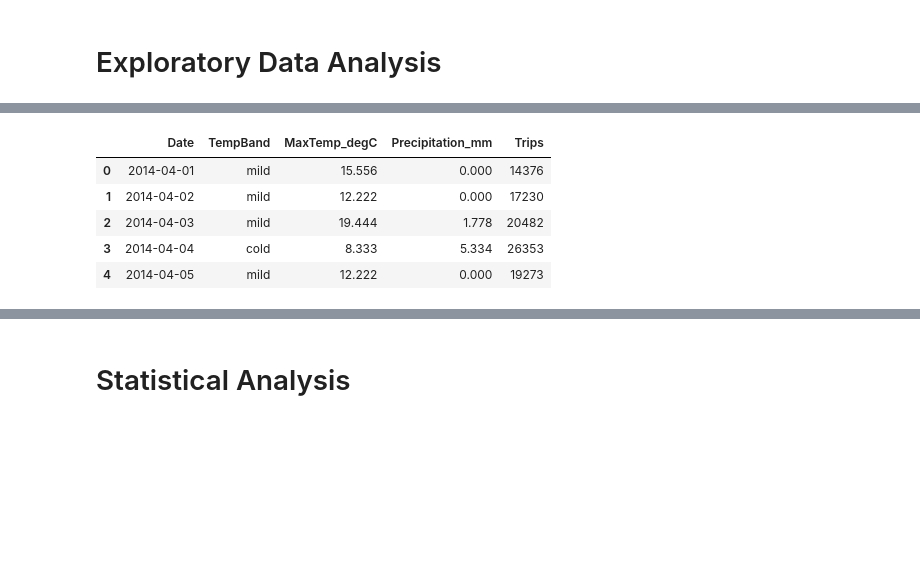
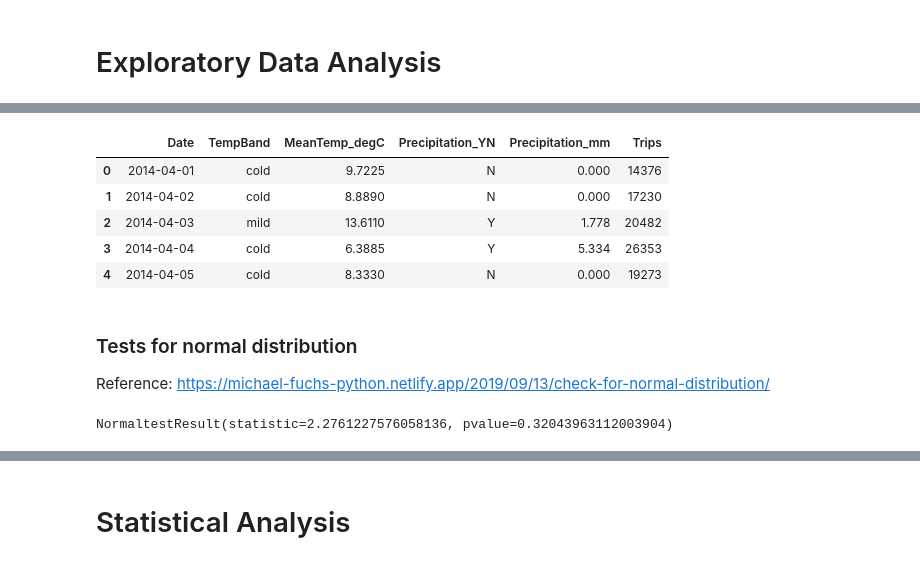
Before and after one commit to enumerbs/Project1-Group4, a Jupyter notebook: Project1-Group4_greg.ipynb, the cells around one changed output, grey strips where cells are left out. Cells and saved outputs as stored; diff of their text form; code cells hidden in the pictures; blank space fills up the shorter version.

```diff
--- a/Project1-Group4_greg.ipynb
+++ b/Project1-Group4_greg.ipynb
@@ -122,14 +129,14 @@ Number of rows in Uber_Weather_merged_data: 4,451,746
 # %% [markdown]
 # Exploratory Data Analysis
 # %%
-# Assign categorical flag to the dataset, to define three groups: cold (0), mild (1), and hot (2) temperatures
-Uber_Weather_df["TempBand"] = Uber_Weather_df["MaxTemp_degC"].apply(lambda t: "cold" if t < 10 else ("mild" if (t >= 10 and t <= 25) else "hot") )
-#TempBand_DisplayOrder = [0, 1, 2]
-#Uber_Weather_df["TempBand_DisplayOrder"] = Uber_Weather_df["MaxTemp_degC"].apply(lambda t: "0" if t < 10 else ("1" if (t >= 10 and t <= 25) else "2") )
+# Add calculation of mean daily temperature
+Uber_Weather_df["MeanTemp_degC"] = Uber_Weather_df["MaxTemp_degC"] - ((Uber_Weather_df["MaxTemp_degC"] - Uber_Weather_df["MinTemp_degC"])/2)
 
-# Uber_Weather_df["Precipitation_YN"] = Uber_Weather_df["Precipitation"].apply(lambda t: "cold" if t < 10 else ("mild" if (t >= 10 and t <= 25) else "hot") )
+# Assign categorical flag to the dataset, to define three groups: cold (0), mild (1), and warm (2) temperatures
+Uber_Weather_df["TempBand"] = Uber_Weather_df["MeanTemp_degC"].apply(lambda t: "cold" if t < 10 else ("mild" if (t >= 10 and t <= 25) else "warm") )
+
+# Assign categorical flag to the dataset, to define whether there was Preciptiation (rain/melted snow, or snow/ice) in the 24-hour observation period
+Uber_Weather_df["Precipitation_YN"] = Uber_Weather_df["Precipitation_mm"].apply(lambda p: "Y" if p > 0.0 else "N")
 
 Uber_Weather_df.head()
-
-# Split data set into three groups: cold, mild, and warm temperatures
 # %% [output]
@@ -142,20 +162,27 @@ Uber_Weather_df.head()
 # %%
-trips_df = Uber_Weather_df.groupby(["Date", "TempBand", "MaxTemp_degC", "Precipitation_mm"]).size().reset_index(name="Trips")
+trips_df = Uber_Weather_df.groupby(["Date", "TempBand", "MeanTemp_degC", "Precipitation_YN", "Precipitation_mm"]).size().reset_index(name="Trips")
 
 trips_df.head()
 
 
 #trips = trips_grp.reset_index()
 
 #trips.head()
 
 #mild_trips = trips_grp[ Uber_Weather_df["TempBand"] == "mild" ]
 
 #mild_trips.head()
 # %% [output]
-|  | Date | TempBand | MaxTemp_degC | Precipitation_mm | Trips |
-| 0 | 2014-04-01 | mild | 15.556 | 0.000 | 14376 |
-| 1 | 2014-04-02 | mild | 12.222 | 0.000 | 17230 |
-| 2 | 2014-04-03 | mild | 19.444 | 1.778 | 20482 |
-| 3 | 2014-04-04 | cold | 8.333 | 5.334 | 26353 |
-| 4 | 2014-04-05 | mild | 12.222 | 0.000 | 19273 |
+|  | Date | TempBand | MeanTemp_degC | Precipitation_YN | Precipitation_mm | Trips |
+| 0 | 2014-04-01 | cold | 9.7225 | N | 0.000 | 14376 |
+| 1 | 2014-04-02 | cold | 8.8890 | N | 0.000 | 17230 |
+| 2 | 2014-04-03 | mild | 13.6110 | Y | 1.778 | 20482 |
+| 3 | 2014-04-04 | cold | 6.3885 | Y | 5.334 | 26353 |
+| 4 | 2014-04-05 | cold | 8.3330 | N | 0.000 | 19273 |
+# %% [markdown]
+### Tests for normal distribution
+Reference: https://michael-fuchs-python.netlify.app/2019/09/13/check-for-normal-distribution/
+# %%
+stats.normaltest(trips_df["Trips"])
+# %% [output]
+NormaltestResult(statistic=2.2761227576058136, pvalue=0.32043963112003904)
```
Also changed, not shown: parts of 40 cells of this notebook.
